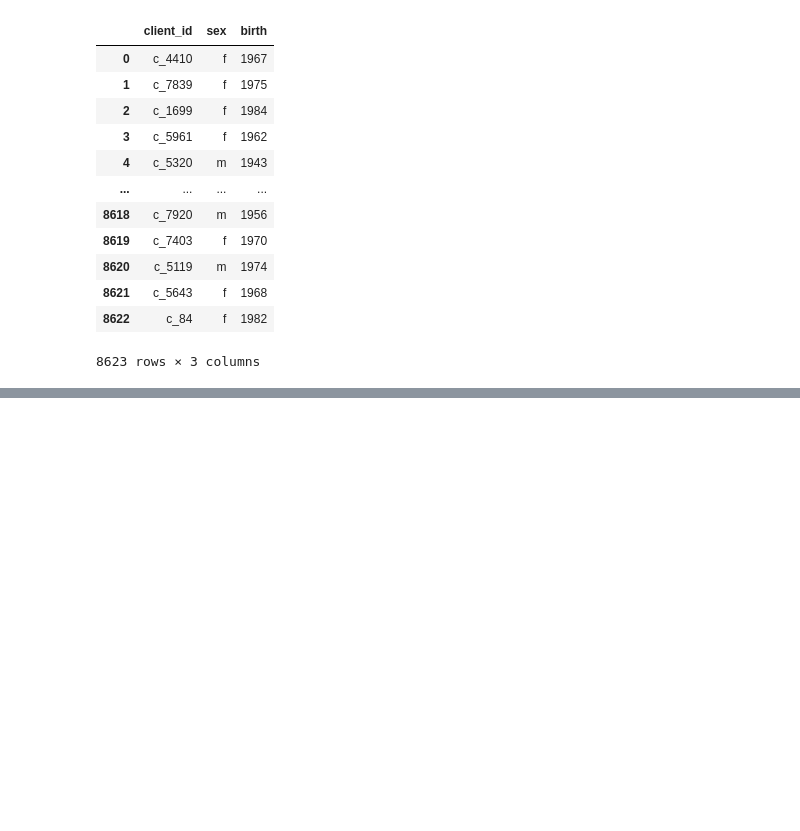
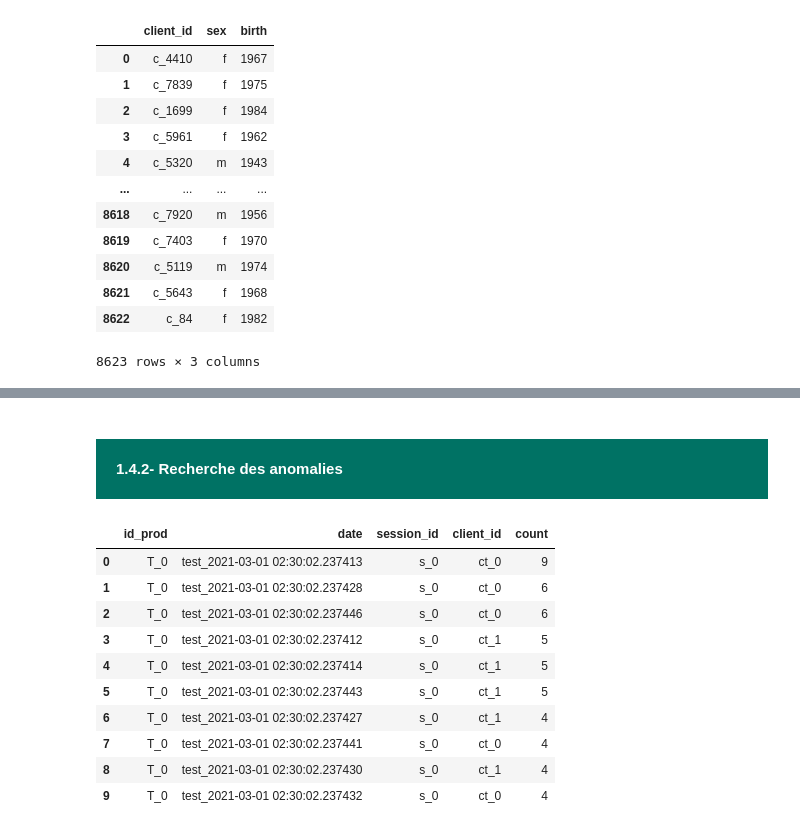
Before and after one commit to Obama19/Projets-individuels-Openclassrooms, a Jupyter notebook: Analyse des ventes d une librairie/P9 VF.ipynb, the cells around one changed output, grey strips where cells are left out. Cells and saved outputs as stored; diff of their text form; code cells hidden in the pictures; blank space fills up the shorter version.

```diff
--- a/Analyse des ventes d une librairie/P9 VF.ipynb
+++ b/Analyse des ventes d une librairie/P9 VF.ipynb
@@ -102,0 +360,25 @@ df_cust
+# %% [markdown]
+<h4 style="margin: auto; padding: 20px; color:#fff; background-color: RGB(0,114,100) "> 1.4.2- Recherche des anomalies </h4>
+# %%
+# Identifier les doublons
+
+mask = df_trans["session_id"].duplicated(keep=False)
+
+df_count = df_trans.loc[mask, : ].value_counts().reset_index()
+
+
+# Afficher les observations avec l'identifiant session_id en double
+
+df_count.loc[df_count["count"] >1, :].head(10)
+# %% [output]
+|  | id_prod | date | session_id | client_id | count |
+| 0 | T_0 | test_2021-03-01 02:30:02.237413 | s_0 | ct_0 | 9 |
+| 1 | T_0 | test_2021-03-01 02:30:02.237428 | s_0 | ct_0 | 6 |
+| 2 | T_0 | test_2021-03-01 02:30:02.237446 | s_0 | ct_0 | 6 |
+| 3 | T_0 | test_2021-03-01 02:30:02.237412 | s_0 | ct_1 | 5 |
+| 4 | T_0 | test_2021-03-01 02:30:02.237414 | s_0 | ct_1 | 5 |
+| 5 | T_0 | test_2021-03-01 02:30:02.237443 | s_0 | ct_1 | 5 |
+| 6 | T_0 | test_2021-03-01 02:30:02.237427 | s_0 | ct_1 | 4 |
+| 7 | T_0 | test_2021-03-01 02:30:02.237441 | s_0 | ct_0 | 4 |
+| 8 | T_0 | test_2021-03-01 02:30:02.237430 | s_0 | ct_1 | 4 |
+| 9 | T_0 | test_2021-03-01 02:30:02.237432 | s_0 | ct_0 | 4 |
```
Also changed, not shown: parts of 47 cells of this notebook, 1 other file.
